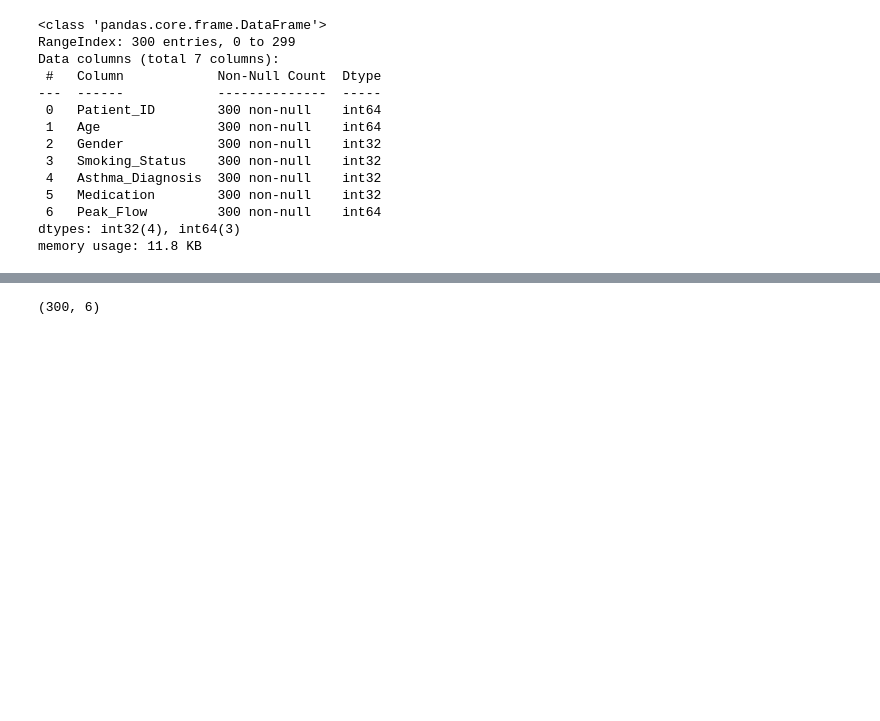
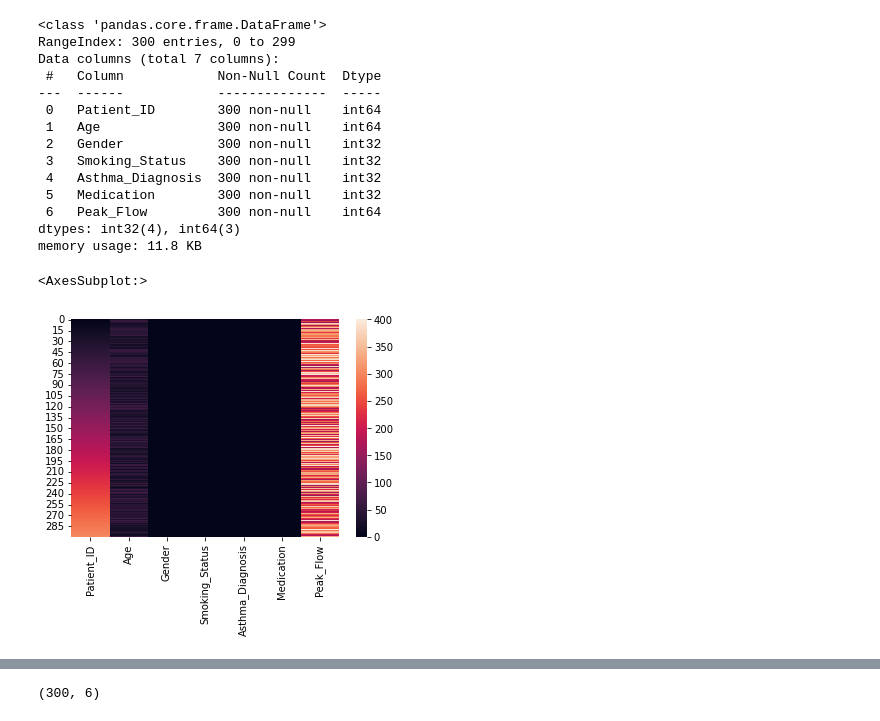
Before and after one commit to Narahari917/Medical_diagnosis, a Jupyter notebook: asthama.ipynb, the cells around one changed output, grey strips where cells are left out. Saved outputs shown, nothing was run; the diff lists cells and outputs as text; code cells hidden in the pictures; blank space fills up the shorter version.

```diff
--- a/asthama.ipynb
+++ b/asthama.ipynb
@@ -85,3 +87,9 @@ Data columns (total 7 columns):
  6   Peak_Flow         300 non-null    int64
 dtypes: int32(4), int64(3)
 memory usage: 11.8 KB
+# %%
+import seaborn as sns
+sns.heatmap(df)
+# %% [output]
+<AxesSubplot:>
+[figure, added]
```
Also changed, not shown: parts of 8 cells of this notebook.
